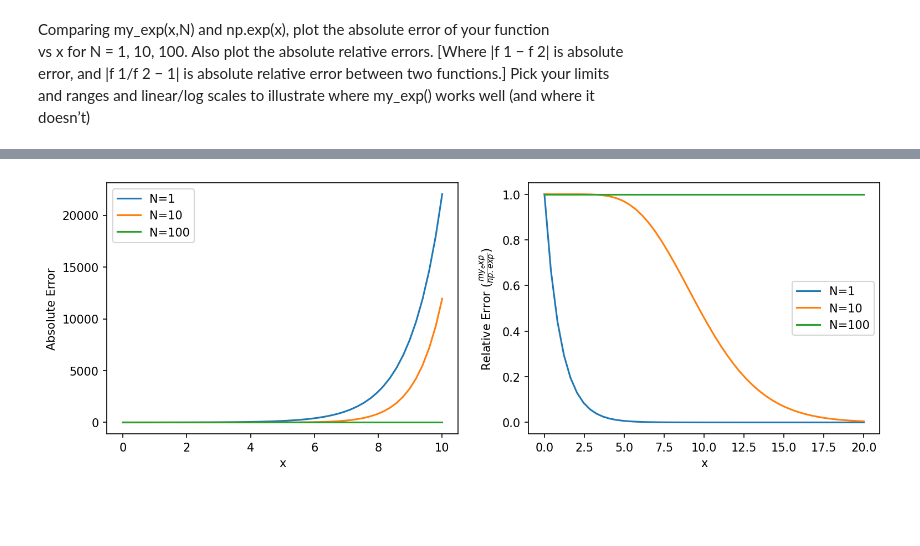
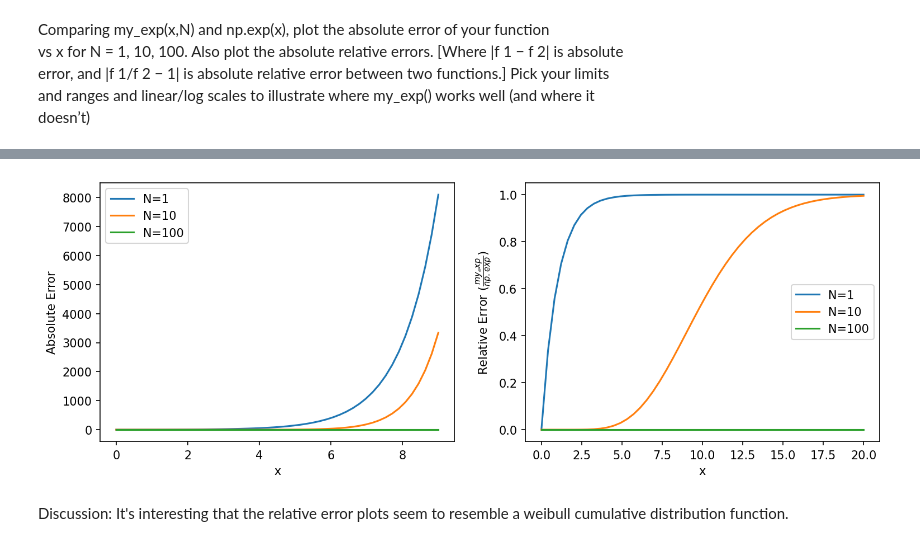
Before and after one commit to gkerr708/PHYC_2050, a Jupyter notebook: Assignments/Assignment3/gavin_kerr_assignment3.ipynb, the cells around one changed output, grey strips where cells are left out. Saved outputs shown, nothing was run; the diff lists cells and outputs as text; code cells hidden in the pictures; blank space fills up the shorter version.

Commit message:
Adding discussions

```diff
--- a/Assignments/Assignment3/gavin_kerr_assignment3.ipynb
+++ b/Assignments/Assignment3/gavin_kerr_assignment3.ipynb
@@ -99,26 +107,28 @@ plt.show()
 [figure]
 # %%
 N_list = [1, 10, 100] # create a list of values for N
-x_range_abs = np.linspace(0, 10, 50) # create two lists of x values for plotting
+x_range_abs = np.linspace(0, 9, 50) # create two lists of x values for plotting
 x_range_rel = np.linspace(0, 20, 50)
 fig, axes = plt.subplots(1,2, figsize=(12,4), dpi=150) # initialize figure
 for N in N_list: # loop through all of the values for N
     abs_error_lst = []
     for x in x_range_abs: # loop through and compute the error for each x value
         abs_error = abs(np.exp(x) - my_exp(x, N)) # compute the absolute error
         abs_error_lst.append(abs_error) # append the absolute error to list
     axes[0].plot(x_range_abs, abs_error_lst, label="N={}".format(N)) # plot error as a function of x for each N
     relative_error_lst = []
     for x in x_range_rel: # loop through and compute the error for each x value
-        relative_error = my_exp(x, N) / np.exp(x) # compute the relative error
+        relative_error = abs(my_exp(x, N) - np.exp(x)) / np.exp(x)  # compute the relative error
         relative_error_lst.append(relative_error) # append the relative error to list
     axes[1].plot(x_range_rel, relative_error_lst, label="N={}".format(N)) # plot error as a function of x for each N
 axes[0].set_xlabel("x")
 axes[0].set_ylabel("Absolute Error")
 axes[0].legend()
 axes[1].set_xlabel("x")
 axes[1].set_ylabel(r"Relative Error ($\frac{my_exp}{np.exp}$)")
 axes[1].legend()
 plt.show()
 # %% [output]
-[figure, old version]
+[figure, new version]
+# %% [markdown]
+Discussion: It's interesting that the relative error plots seem to resemble a weibull cumulative distribution function.
```
Also changed, not shown: parts of 12 cells of this notebook.
